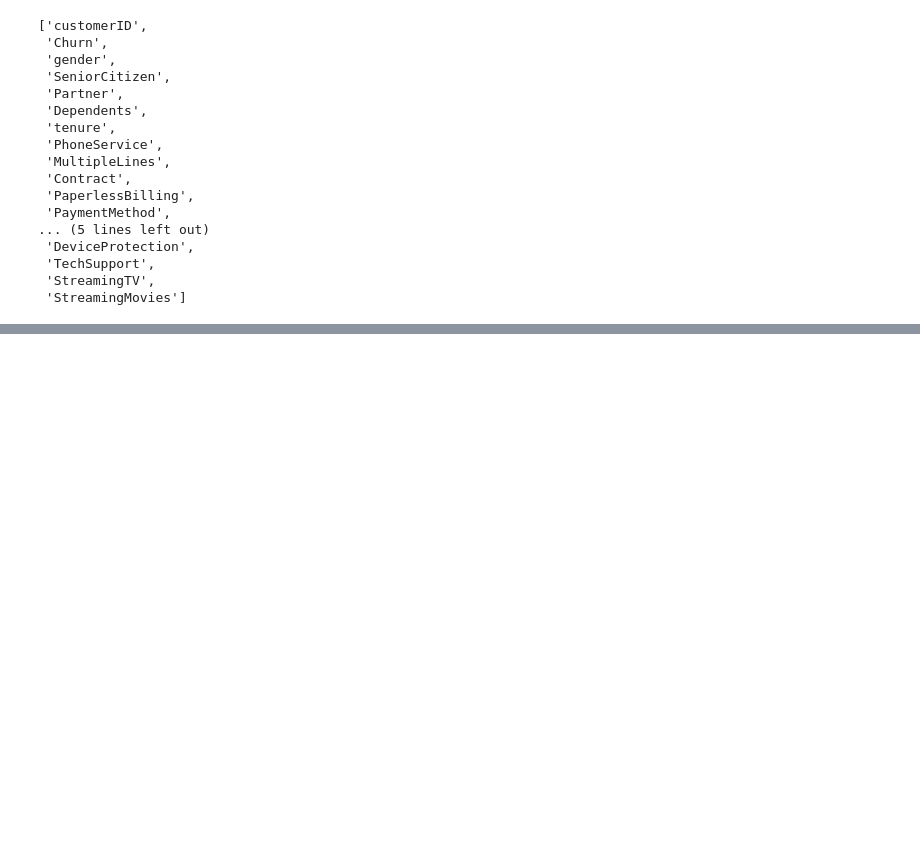
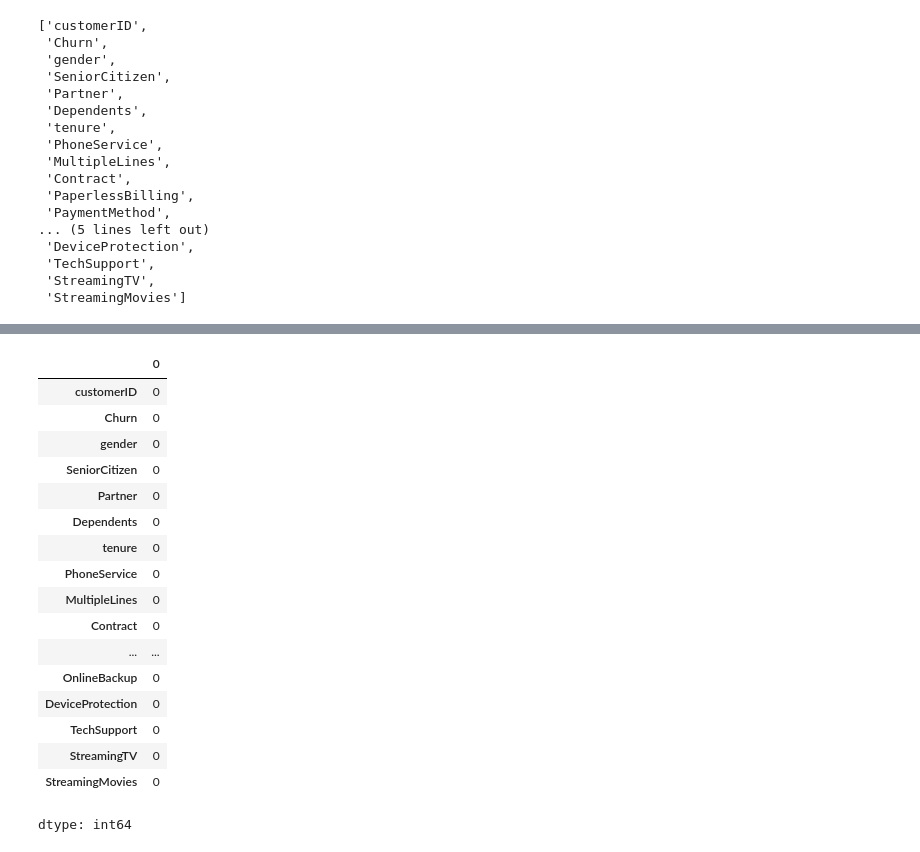
Before and after one commit to sallylpez/Telecom-X_Alura, a Jupyter notebook: Telecom_X_Alura.ipynb, the cells around one changed output, grey strips where cells are left out. Saved outputs shown, nothing was run; the diff lists cells and outputs as text; code cells hidden in the pictures; blank space fills up the shorter version.

```diff
--- a/Telecom_X_Alura.ipynb
+++ b/Telecom_X_Alura.ipynb
@@ -95,0 +133,21 @@ columnas
+# %%
+df.isna().sum()
+# %% [output]
+|  | 0 |
+| customerID | 0 |
+| Churn | 0 |
+| gender | 0 |
+| SeniorCitizen | 0 |
+| Partner | 0 |
+| Dependents | 0 |
+| tenure | 0 |
+| PhoneService | 0 |
+| MultipleLines | 0 |
+| Contract | 0 |
+| ... | ... |
+| OnlineBackup | 0 |
+| DeviceProtection | 0 |
+| TechSupport | 0 |
+| StreamingTV | 0 |
+| StreamingMovies | 0 |
+dtype: int64
```
Also changed, not shown: parts of 7 cells of this notebook.
